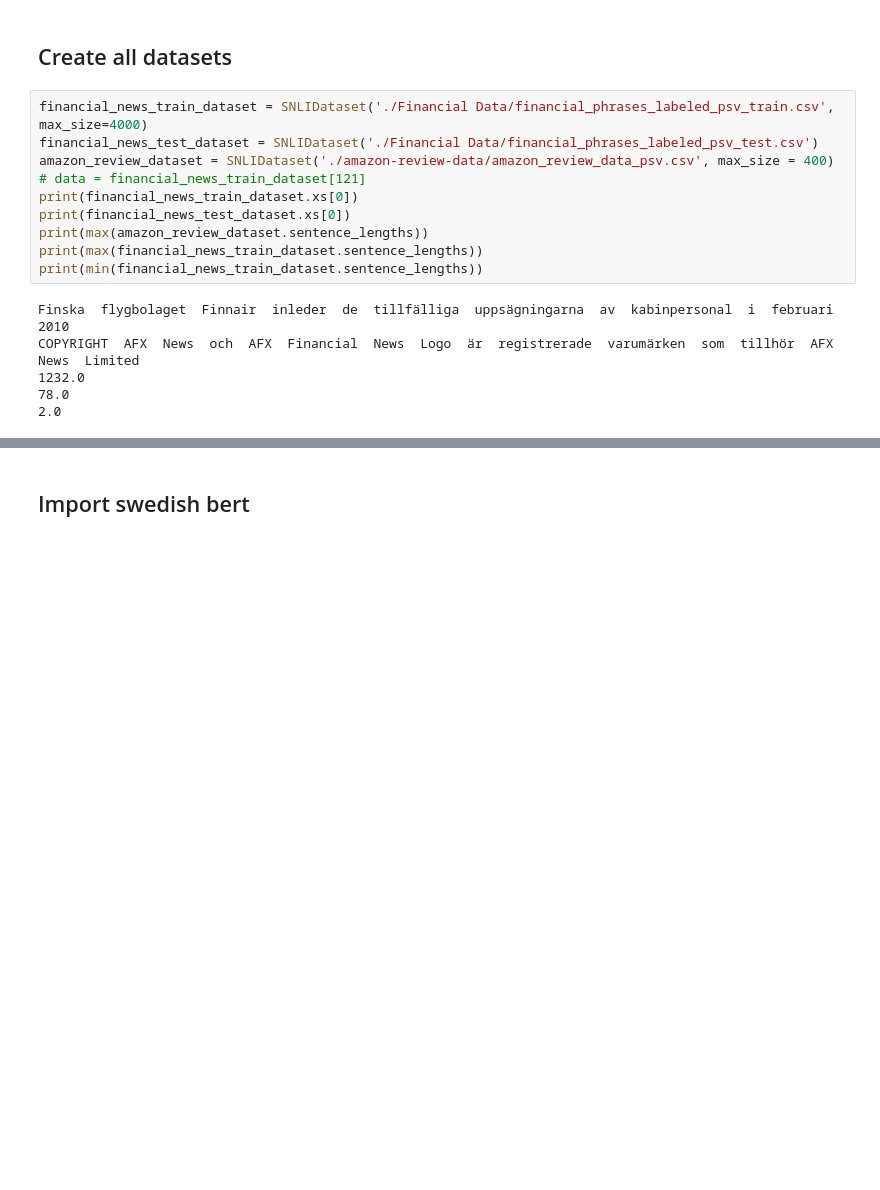
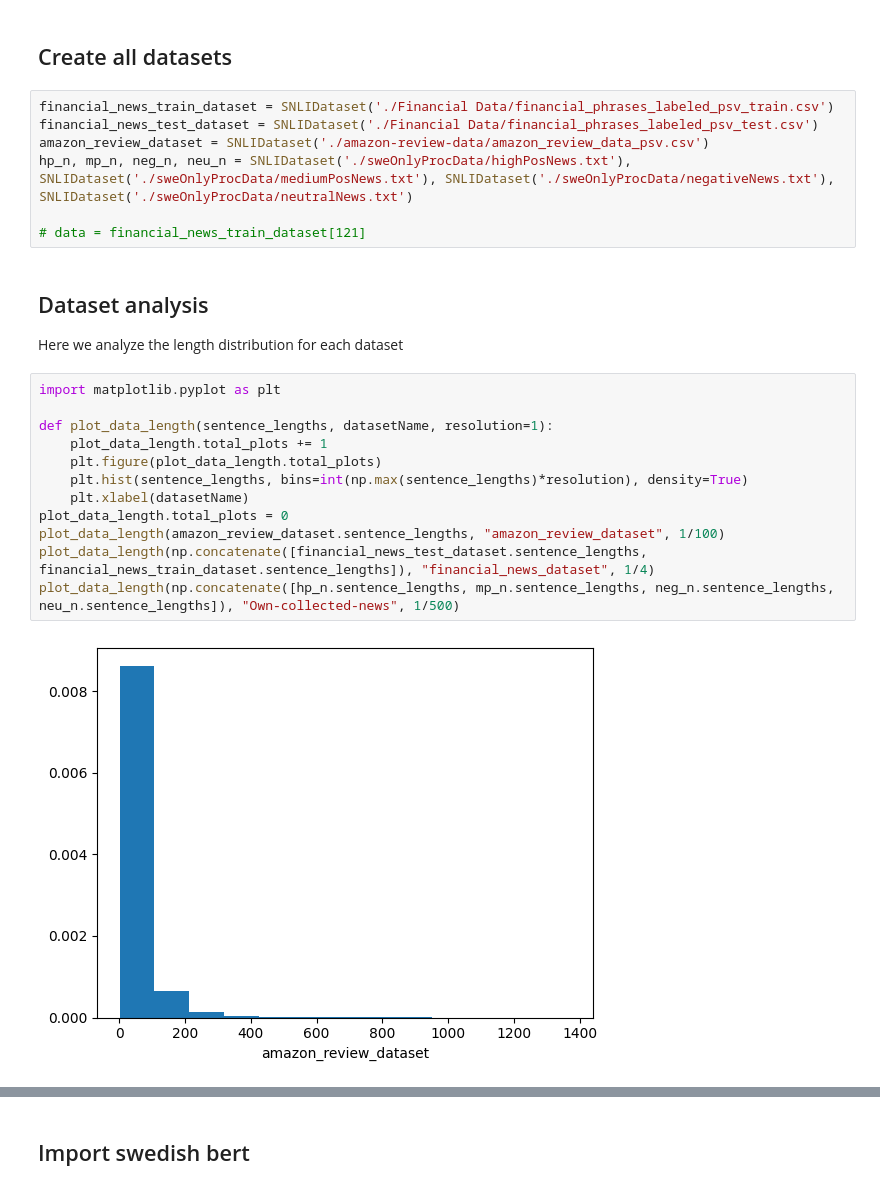
Before and after one commit to EliasLeijon/NLP-DocBERT-financial-news-trading, a Jupyter notebook: financialNewsBert.ipynb, the cells around one changed output, grey strips where cells are left out. Drawn from its saved outputs; the diff is of its cells as text; blank space fills up the shorter version.

Commit message:
Added news length plotting and labeled own-collected news

```diff
--- a/financialNewsBert.ipynb
+++ b/financialNewsBert.ipynb
@@ -52,18 +52,26 @@ class SNLIDataset(Dataset):
 # %% [markdown]
 ## Create all datasets
 # %%
-financial_news_train_dataset = SNLIDataset('./Financial Data/financial_phrases_labeled_psv_train.csv', max_size=4000)
+financial_news_train_dataset = SNLIDataset('./Financial Data/financial_phrases_labeled_psv_train.csv')
 financial_news_test_dataset = SNLIDataset('./Financial Data/financial_phrases_labeled_psv_test.csv')
-amazon_review_dataset = SNLIDataset('./amazon-review-data/amazon_review_data_psv.csv', max_size = 400)
+amazon_review_dataset = SNLIDataset('./amazon-review-data/amazon_review_data_psv.csv')
+hp_n, mp_n, neg_n, neu_n = SNLIDataset('./sweOnlyProcData/highPosNews.txt'), SNLIDataset('./sweOnlyProcData/mediumPosNews.txt'), SNLIDataset('./sweOnlyProcData/negativeNews.txt'), SNLIDataset('./sweOnlyProcData/neutralNews.txt')
+
 # data = financial_news_train_dataset[121]
-print(financial_news_train_dataset.xs[0])
-print(financial_news_test_dataset.xs[0])
-print(max(amazon_review_dataset.sentence_lengths))
-print(max(financial_news_train_dataset.sentence_lengths))
-print(min(financial_news_train_dataset.sentence_lengths))
-# %% [output]
-Finska  flygbolaget  Finnair  inleder  de  tillfälliga  uppsägningarna  av  kabinpersonal  i  februari  2010
-COPYRIGHT  AFX  News  och  AFX  Financial  News  Logo  är  registrerade  varumärken  som  tillhör  AFX  News  Limited
-1232.0
-78.0
-2.0
+# %% [markdown]
+## Dataset analysis
+Here we analyze the length distribution for each dataset
+# %%
+import matplotlib.pyplot as plt
+
+def plot_data_length(sentence_lengths, datasetName, resolution=1):
+    plot_data_length.total_plots += 1
+    plt.figure(plot_data_length.total_plots)
+    plt.hist(sentence_lengths, bins=int(np.max(sentence_lengths)*resolution), density=True)
+    plt.xlabel(datasetName)
+plot_data_length.total_plots = 0
+plot_data_length(amazon_review_dataset.sentence_lengths, "amazon_review_dataset", 1/100)
+plot_data_length(np.concatenate([financial_news_test_dataset.sentence_lengths, financial_news_train_dataset.sentence_lengths]), "financial_news_dataset", 1/4)
+plot_data_length(np.concatenate([hp_n.sentence_lengths, mp_n.sentence_lengths, neg_n.sentence_lengths, neu_n.sentence_lengths]), "Own-collected-news", 1/500)
+# %% [output]
+[figure, added]
```
Also changed, not shown: parts of 1 cell of this notebook, 4 other files.
